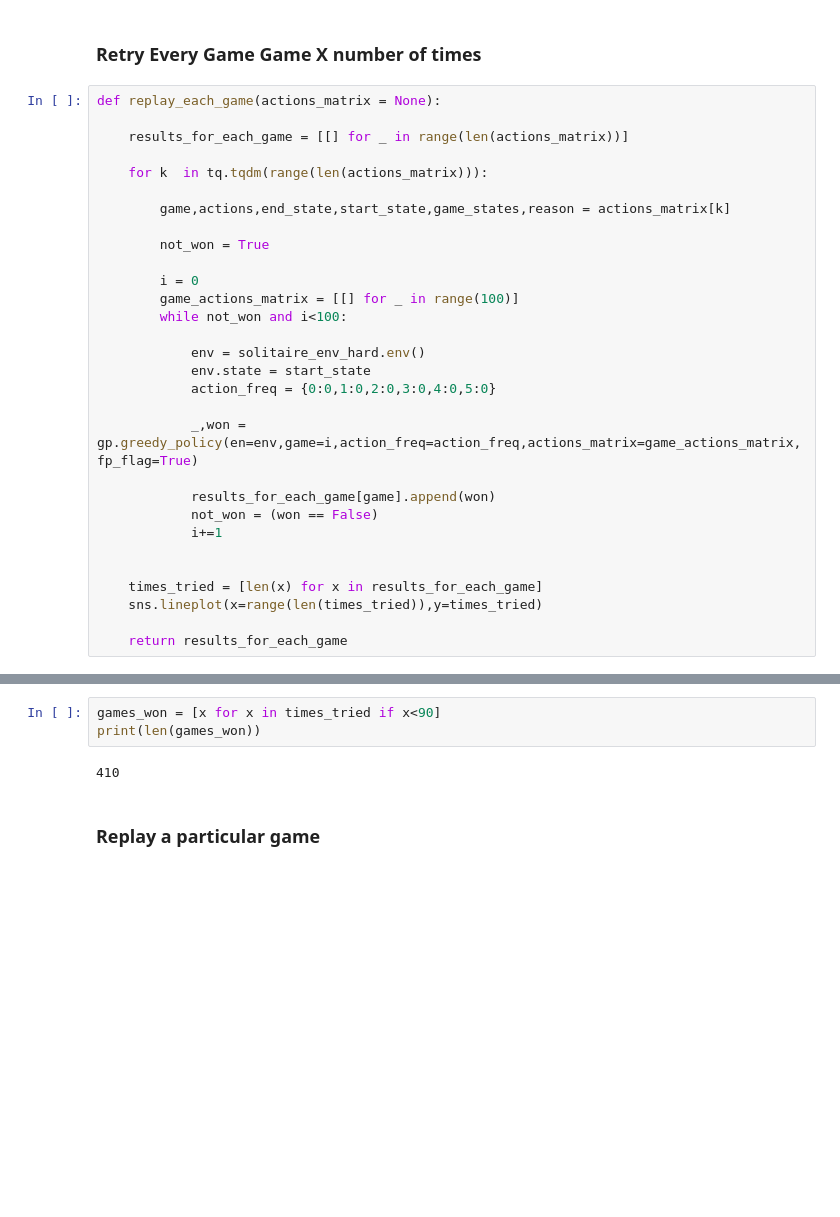
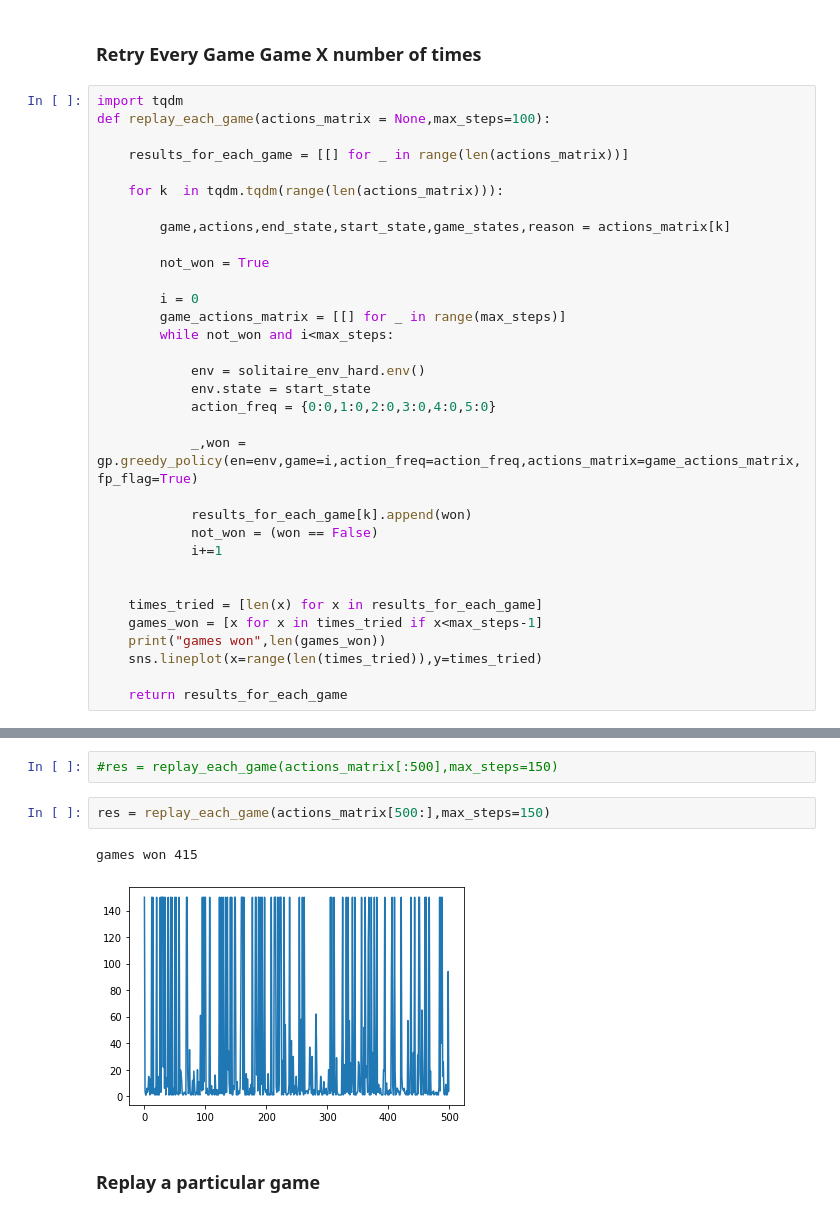
Before and after one commit to bhparijat/Solitaire, a Jupyter notebook: particular_game_analysis.ipynb, the cells around one changed output, grey strips where cells are left out. Saved outputs shown, nothing was run; the diff lists cells and outputs as text; blank space fills up the shorter version.

```diff
--- a/particular_game_analysis.ipynb
+++ b/particular_game_analysis.ipynb
@@ -224,19 +224,20 @@ print(sum(retry_output))
 # %% [markdown]
 ### Retry Every Game Game X number of times
 # %%
-def replay_each_game(actions_matrix = None):
+import tqdm
+def replay_each_game(actions_matrix = None,max_steps=100):
 
     results_for_each_game = [[] for _ in range(len(actions_matrix))]
 
-    for k  in tq.tqdm(range(len(actions_matrix))):
+    for k  in tqdm.tqdm(range(len(actions_matrix))):
 
         game,actions,end_state,start_state,game_states,reason = actions_matrix[k]
 
         not_won = True
 
         i = 0
-        game_actions_matrix = [[] for _ in range(100)]
-        while not_won and i<100:
+        game_actions_matrix = [[] for _ in range(max_steps)]
+        while not_won and i<max_steps:
 
             env = solitaire_env_hard.env()
             env.state = start_state
@@ -244,12 +245,14 @@ def replay_each_game(actions_matrix = None):
 
             _,won = gp.greedy_policy(en=env,game=i,action_freq=action_freq,actions_matrix=game_actions_matrix,fp_flag=True)
 
-            results_for_each_game[game].append(won)
+            results_for_each_game[k].append(won)
             not_won = (won == False)
             i+=1
 
 
     times_tried = [len(x) for x in results_for_each_game]
+    games_won = [x for x in times_tried if x<max_steps-1]
+    print("games won",len(games_won))
     sns.lineplot(x=range(len(times_tried)),y=times_tried)
 
     return results_for_each_game
@@ -260,8 +259,10 @@ def replay_each_game(actions_matrix = None):
-# %%
-games_won = [x for x in times_tried if x<90]
-print(len(games_won))
-# %% [output]
-410
+# %%
+#res = replay_each_game(actions_matrix[:500],max_steps=150)
+# %%
+res = replay_each_game(actions_matrix[500:],max_steps=150)
+# %% [output]
+games won 415
+[figure, added]
 # %% [markdown]
 ### Replay a particular game
 # %%
```
Also changed, not shown: parts of 21 cells of this notebook.
